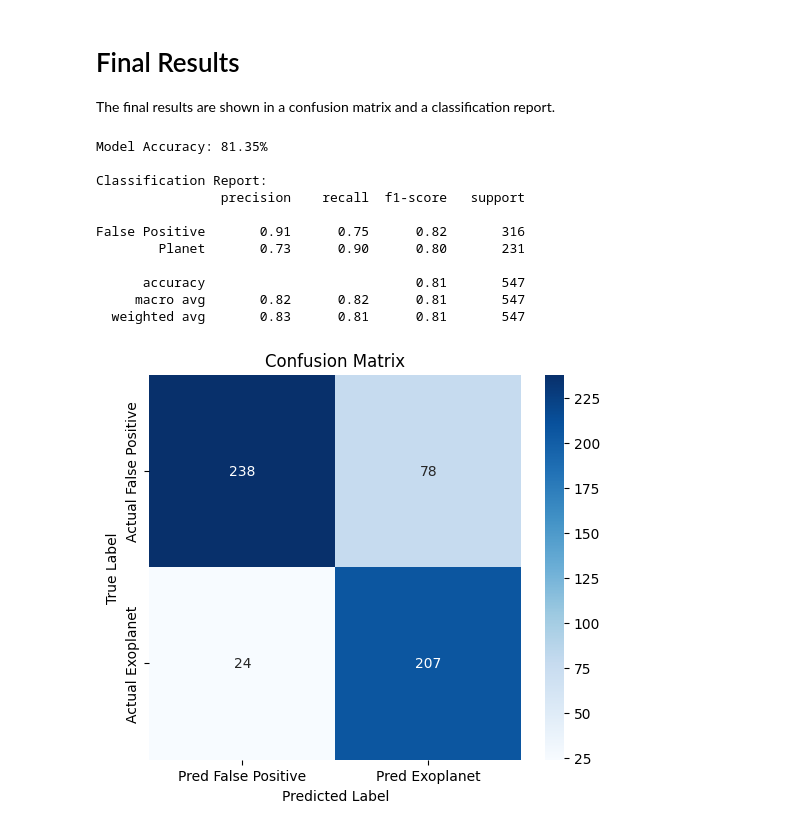
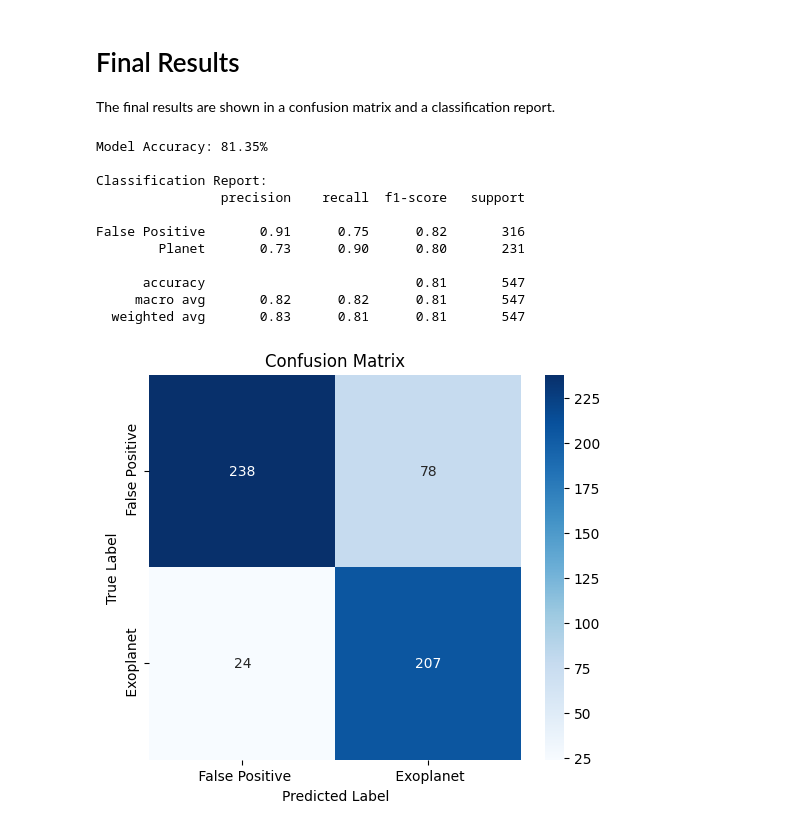
Before and after one commit to Singh-Mehtab/exoplanet-transit-classifier, a Jupyter notebook: notebooks/Exoplanet Classifier.ipynb, the cells around one changed output. Saved outputs shown, nothing was run; the diff lists cells and outputs as text; code cells hidden in the pictures.

```diff
--- a/notebooks/Exoplanet Classifier.ipynb
+++ b/notebooks/Exoplanet Classifier.ipynb
@@ -229,36 +230,36 @@ acc = accuracy_score(y_test, y_pred)
 class_report = classification_report(y_test, y_pred, target_names=['False Positive', 'Planet'])
 cm = confusion_matrix(y_test, y_pred)
 
 print(
     f"Model Accuracy: {acc * 100:.2f}%\n\n"
     f"Classification Report:\n"
     f"{class_report}"
 )
 
 
 plt.figure(figsize=(6, 5))
 sns.heatmap(cm, annot=True, fmt='d', cmap='Blues',
-            xticklabels=['Pred False Positive', 'Pred Exoplanet'],
-            yticklabels=['Actual False Positive', 'Actual Exoplanet'])
+            xticklabels=[' False Positive', ' Exoplanet'],
+            yticklabels=[' False Positive', ' Exoplanet'])
 plt.title(f'Confusion Matrix')
 plt.ylabel('True Label') #double check naming
 plt.xlabel('Predicted Label') #double check naming
 
 plt.savefig('../images/Confusion_Matrix.png', dpi=300, bbox_inches='tight')
 plt.show()
 # %% [output]
 Model Accuracy: 81.35%
 
 Classification Report:
                 precision    recall  f1-score   support
 
 False Positive       0.91      0.75      0.82       316
         Planet       0.73      0.90      0.80       231
 
       accuracy                           0.81       547
      macro avg       0.82      0.82      0.81       547
   weighted avg       0.83      0.81      0.81       547
-[figure, old version]
+[figure, new version]
 # %% [markdown]
 ## Bonus Graphs
 This is the code used to generate some of the graphs located in `README.md` . They also provide some useful insight and opportunities for further analysis.
```
Also changed, not shown: parts of 6 cells of this notebook.
